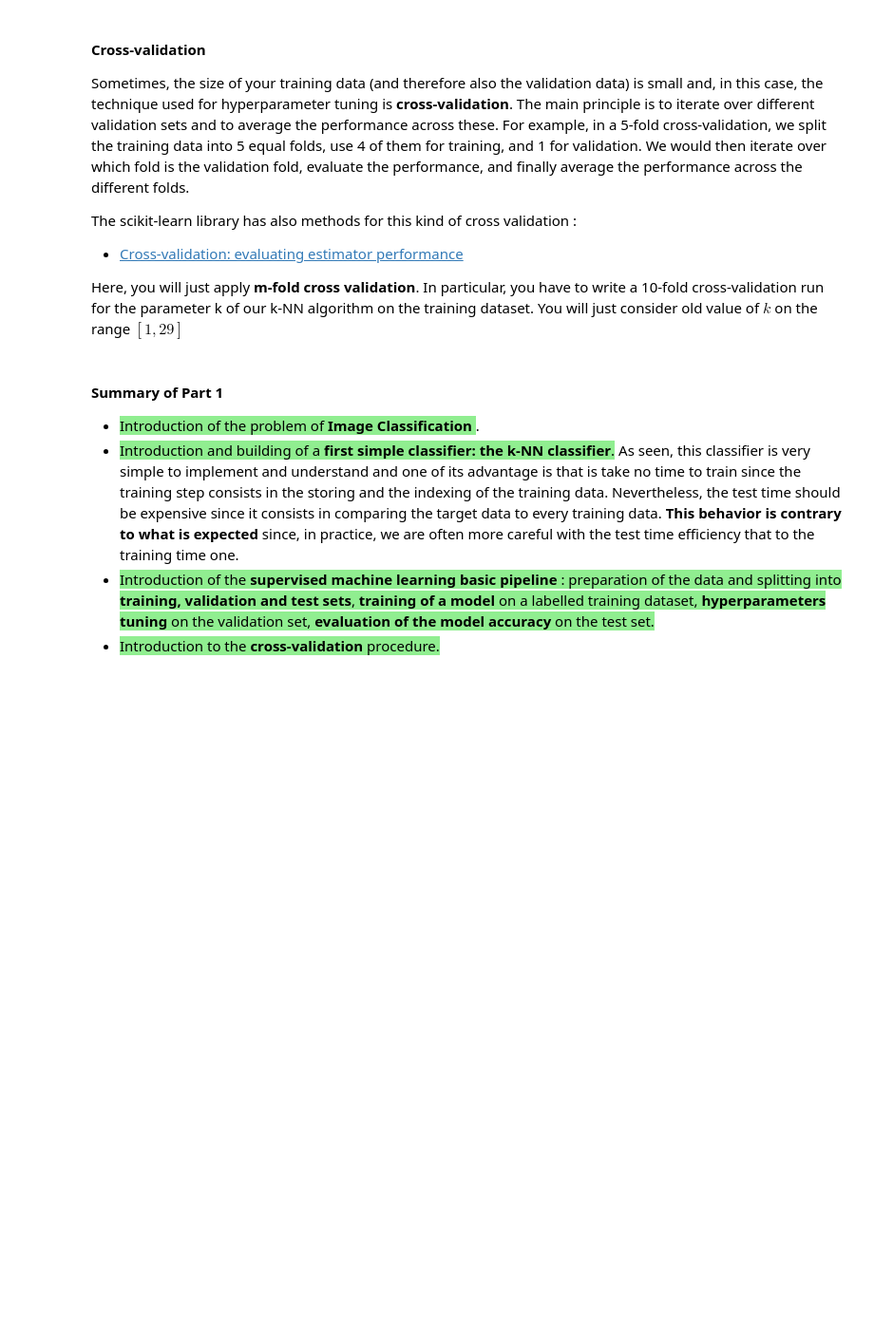
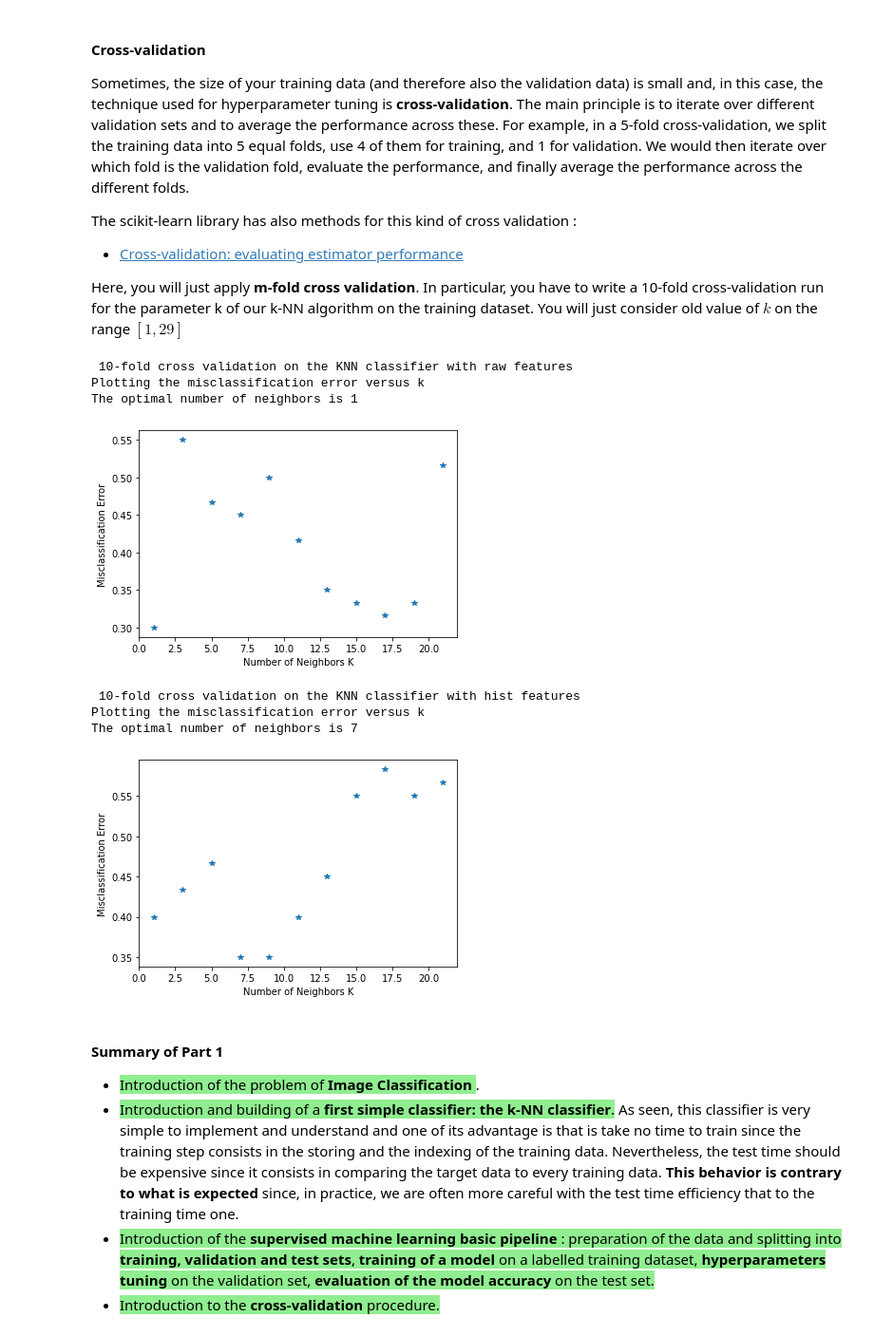
Before and after one commit to mogham/DTY_September_2021, a Jupyter notebook: Etude_de_cas_Chient_Chat/Lab_computers_that_understand_images.ipynb, the cells around one changed output. Shown: that part at 95% size. Saved outputs shown, nothing was run; the diff lists cells and outputs as text; code cells hidden in the pictures; blank space fills up the shorter version.

```diff
--- a/Etude_de_cas_Chient_Chat/Lab_computers_that_understand_images.ipynb
+++ b/Etude_de_cas_Chient_Chat/Lab_computers_that_understand_images.ipynb
@@ -180,3 +243,16 @@ from sklearn.model_selection import train_test_split
+# %%
+from sklearn.model_selection import train_test_split
+
+X_train_hist, X_test_hist, y_train_hist, y_test_hist = train_test_split(
+
+
+    histogram_features, labels, test_size=0.4)
+
+
+X_train_feat, X_test_feat, y_train_feat, y_test_feat = train_test_split(
+
+
+    rawImages_features, labels, test_size=0.4)
 # %% [markdown]
 #### Classification using the K-Nearest Neighbor (k-NN) classifier
 
@@ -292,18 +479,25 @@ The scikit-learn library has also methods for this kind of cross validation :
 Here, you will just apply  **m-fold cross validation**. In particular, you have to write a 10-fold cross-validation run for the parameter k of our k-NN algorithm on the training dataset. You will just consider old value of $k$ on the range $[1,29]$
 # %%
 from sklearn.model_selection import cross_val_score
+from sklearn.model_selection import cross_validate
+import matplotlib.pyplot as plt
 
 
 # creating odd list of K for KNN
-params = {"n_neighbors": np.arange(1, 29, 2)}
+params = {"n_neighbors": np.arange(1, 22, 2)}
 
 # empty list that will hold cv scores
-cv_scores = []
+cv_scores= []
 
 # perform 10-fold cross validation on the KNN classifier with raw features
 print(" 10-fold cross validation on the KNN classifier with raw features")
 
-# TO COMPLETE
+
+for i in params['n_neighbors']:
+    kNN = KNeighborsClassifier(n_neighbors = i)
+
+    cv = cross_val_score(kNN, rawImages_features,labels, cv=10)
+    cv_scores.append(np.mean(cv))
 
 print("Plotting the misclassification error versus k")
 
@@ -311,41 +505,55 @@ print("Plotting the misclassification error versus k")
 MSE = [1 - x for x in cv_scores]
 
 # determining best k
-optimal_k =0
+optimal_k =1
 # TO MODIFY
-print "The optimal number of neighbors is %d" % optimal_k
+print ("The optimal number of neighbors is %d" % optimal_k)
 
 # plot misclassification error vs k
-plt.plot(params["n_neighbors"], MSE)
+plt.plot(params["n_neighbors"], MSE, '*')
 plt.xlabel('Number of Neighbors K')
 plt.ylabel('Misclassification Error')
 plt.show()
 
 
 
-# empty list that will hold cv scores
 cv_scores = []
 
 # perform 10-fold cross validation on the KNN classifier with raw features
 print(" 10-fold cross validation on the KNN classifier with hist features")
 
-# TO COMPLETE
+
+for i in params['n_neighbors']:
+    kNN = KNeighborsClassifier(n_neighbors = i)
+
+    cv = cross_val_score(kNN, histogram_features,labels, cv=10)
+    cv_scores.append(np.mean(cv))
+
 
 print("Plotting the misclassification error versus k")
 
 # changing to misclassification error
 MSE = [1 - x for x in cv_scores]
 
 # determining best k
-optimal_k =0
+optimal_k =7 # ou 9
 # TO MODIFY
-print "The optimal number of neighbors is %d" % optimal_k
+print ("The optimal number of neighbors is %d" % optimal_k)
 
 # plot misclassification error vs k
-plt.plot(params["n_neighbors"], MSE)
+plt.plot(params["n_neighbors"], MSE,'*')
 plt.xlabel('Number of Neighbors K')
 plt.ylabel('Misclassification Error')
 plt.show()
+# %% [output]
+ 10-fold cross validation on the KNN classifier with raw features
+Plotting the misclassification error versus k
+The optimal number of neighbors is 1
+[figure, added]
+ 10-fold cross validation on the KNN classifier with hist features
+Plotting the misclassification error versus k
+The optimal number of neighbors is 7
+[figure, added]
 # %% [markdown]
 
 #### Summary of Part 1
```
Also changed, not shown: parts of 29 cells of this notebook, 1 other file.
